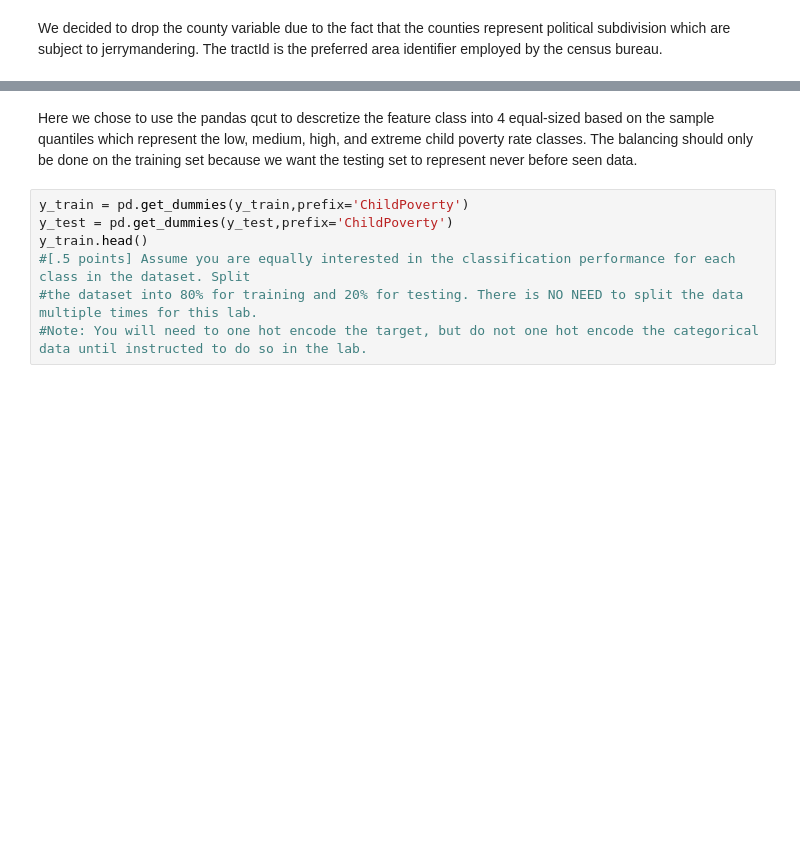
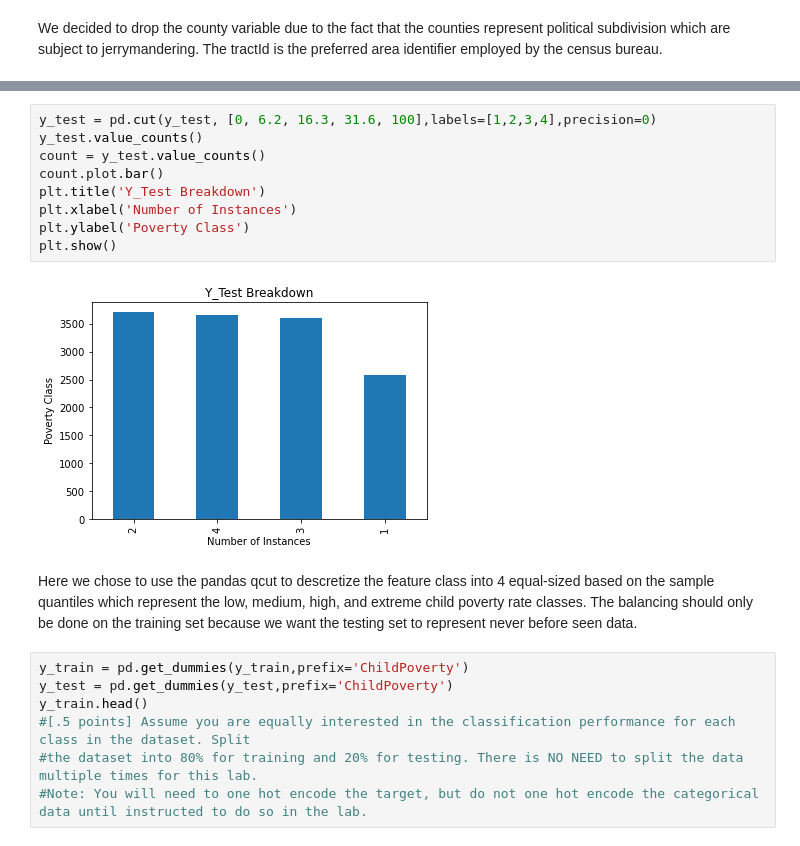
Before and after one commit to lukedemaio/MLLab04, a Jupyter notebook: Lab4.ipynb, the cells around one changed output, grey strips where cells are left out. Saved outputs shown, nothing was run; the diff lists cells and outputs as text; blank space fills up the shorter version.

```diff
--- a/Lab4.ipynb
+++ b/Lab4.ipynb
@@ -85,3 +88,14 @@ Name: ChildPoverty, dtype: int64
+# %%
+y_test = pd.cut(y_test, [0, 6.2, 16.3, 31.6, 100],labels=[1,2,3,4],precision=0)
+y_test.value_counts()
+count = y_test.value_counts()
+count.plot.bar()
+plt.title('Y_Test Breakdown')
+plt.xlabel('Number of Instances')
+plt.ylabel('Poverty Class')
+plt.show()
+# %% [output]
+[figure, added]
 # %% [markdown]
 Here we chose to use the pandas qcut to descretize the feature class into 4 equal-sized based on the sample quantiles which represent the low, medium, high, and extreme child poverty rate classes. The balancing should only be done on the training set because we want the testing set to represent never before seen data.
 # %%
```
Also changed, not shown: parts of 27 cells of this notebook.
